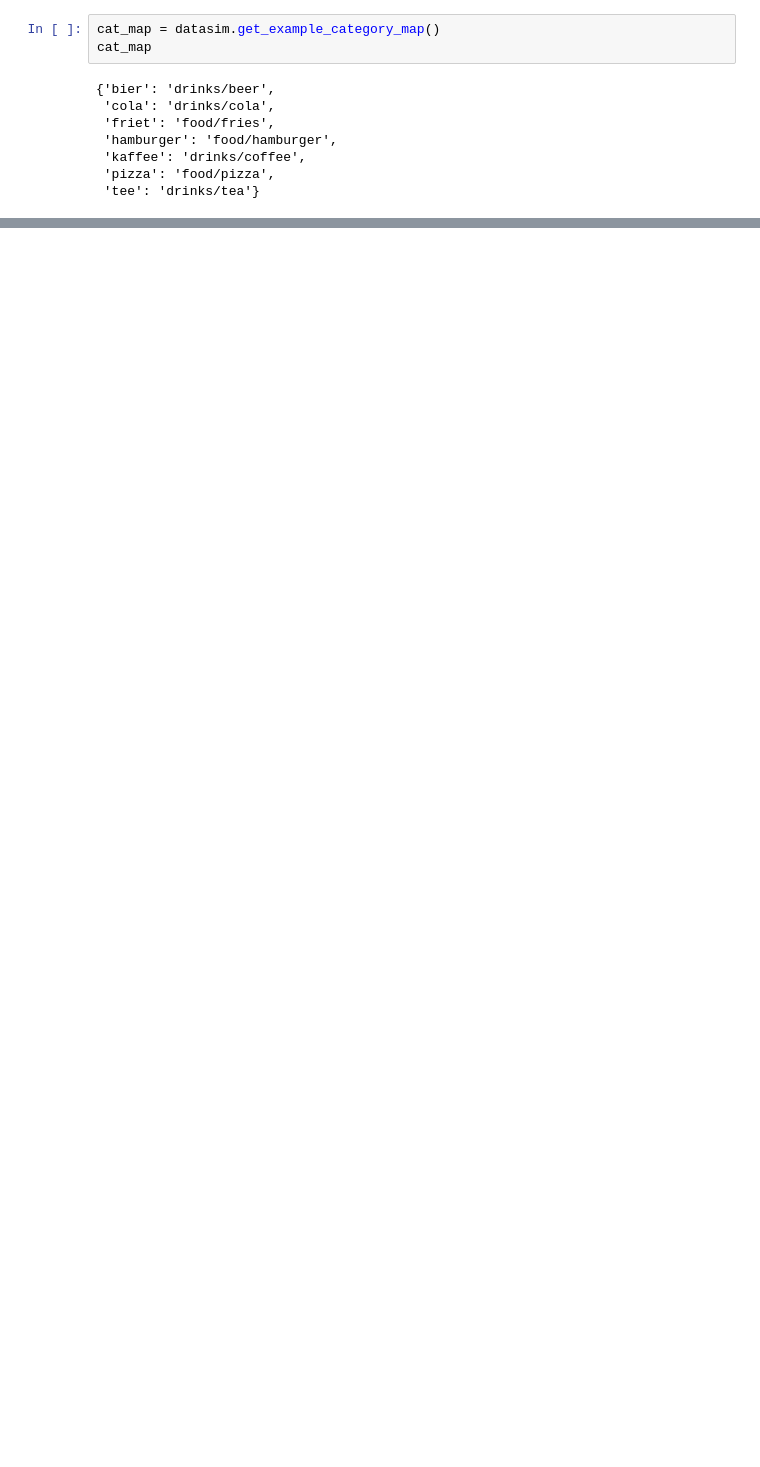
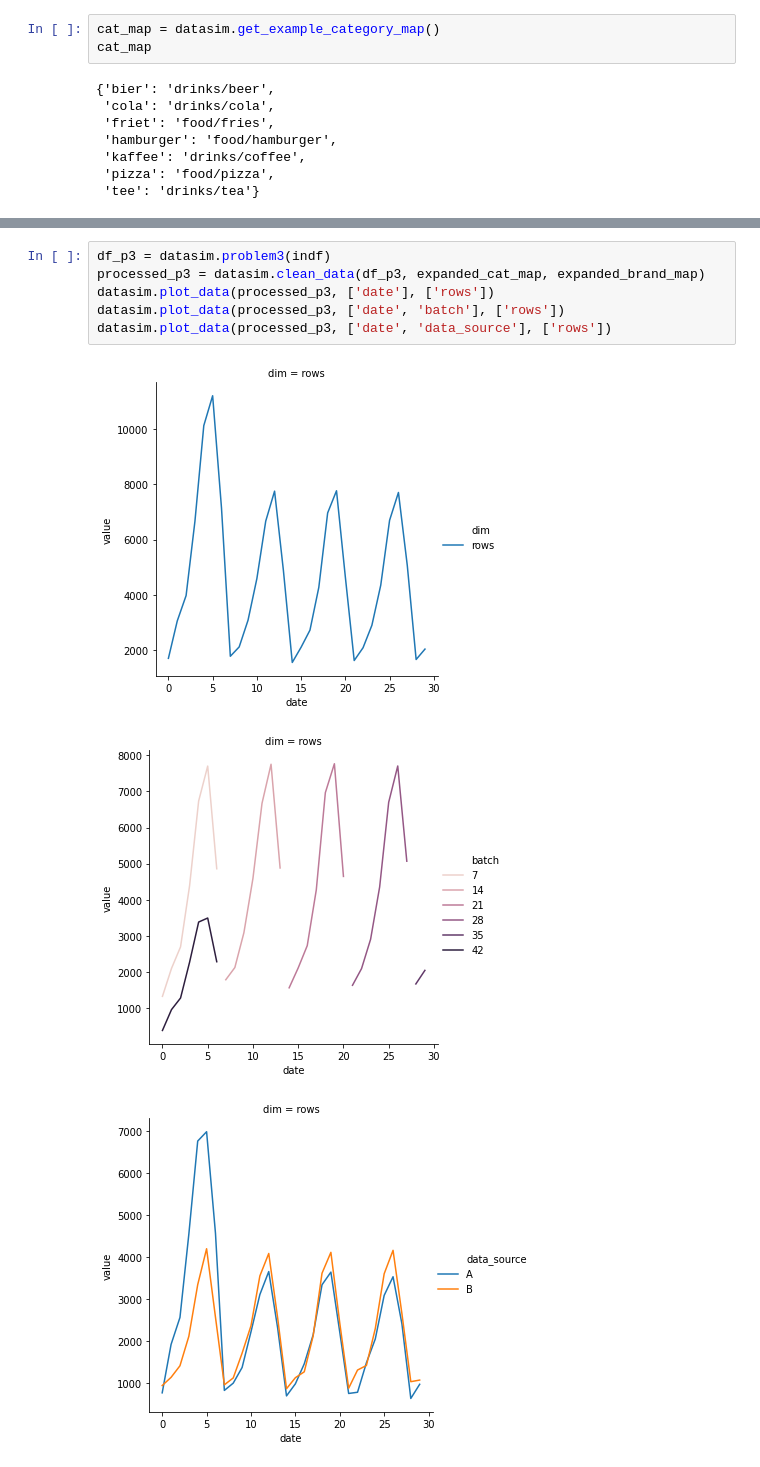
Before and after one commit to Suburbia-io/analytics, a Jupyter notebook: example/Data-Science at Suburbia.ipynb, the cells around one changed output, grey strips where cells are left out. Saved outputs shown, nothing was run; the diff lists cells and outputs as text; blank space fills up the shorter version.

```diff
--- a/example/Data-Science at Suburbia.ipynb
+++ b/example/Data-Science at Suburbia.ipynb
@@ -274,0 +428,10 @@ datasim.create_cpg_df(example, cat_map, brand_map)
+# %%
+df_p3 = datasim.problem3(indf)
+processed_p3 = datasim.clean_data(df_p3, expanded_cat_map, expanded_brand_map)
+datasim.plot_data(processed_p3, ['date'], ['rows'])
+datasim.plot_data(processed_p3, ['date', 'batch'], ['rows'])
+datasim.plot_data(processed_p3, ['date', 'data_source'], ['rows'])
+# %% [output]
+[figure, added]
+[figure, added]
+[figure, added]
```
Also changed, not shown: parts of 71 cells of this notebook, 1 other file.
